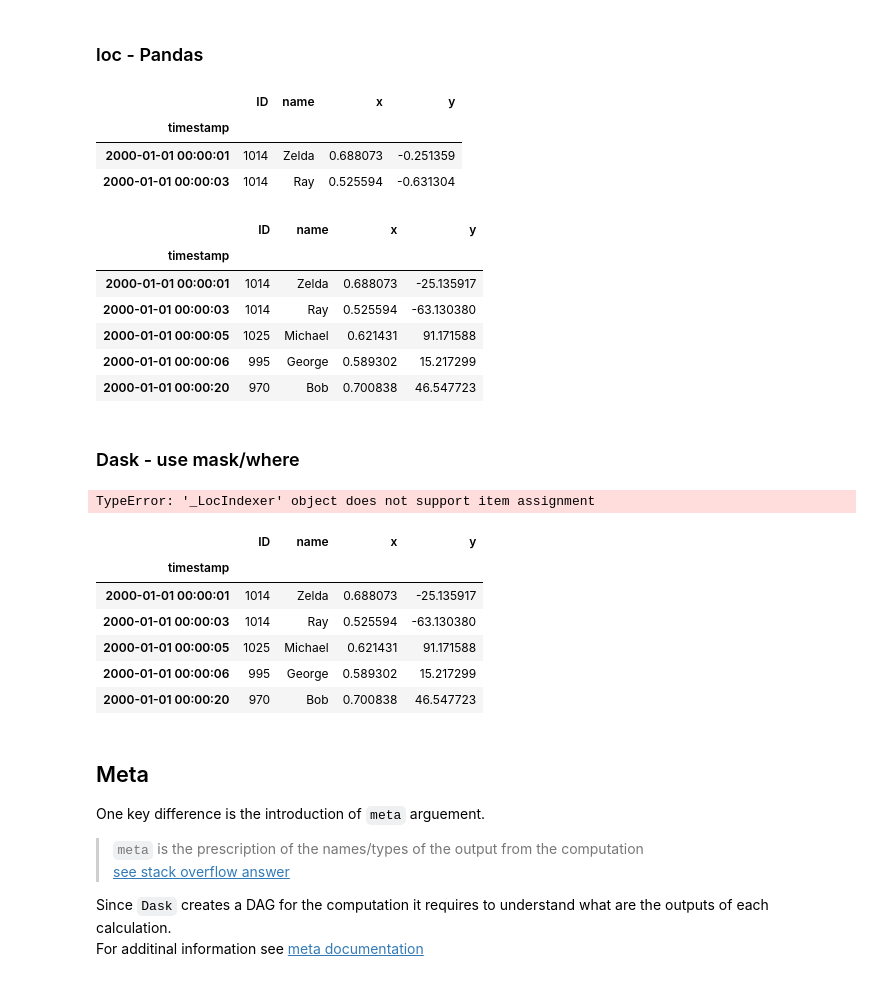
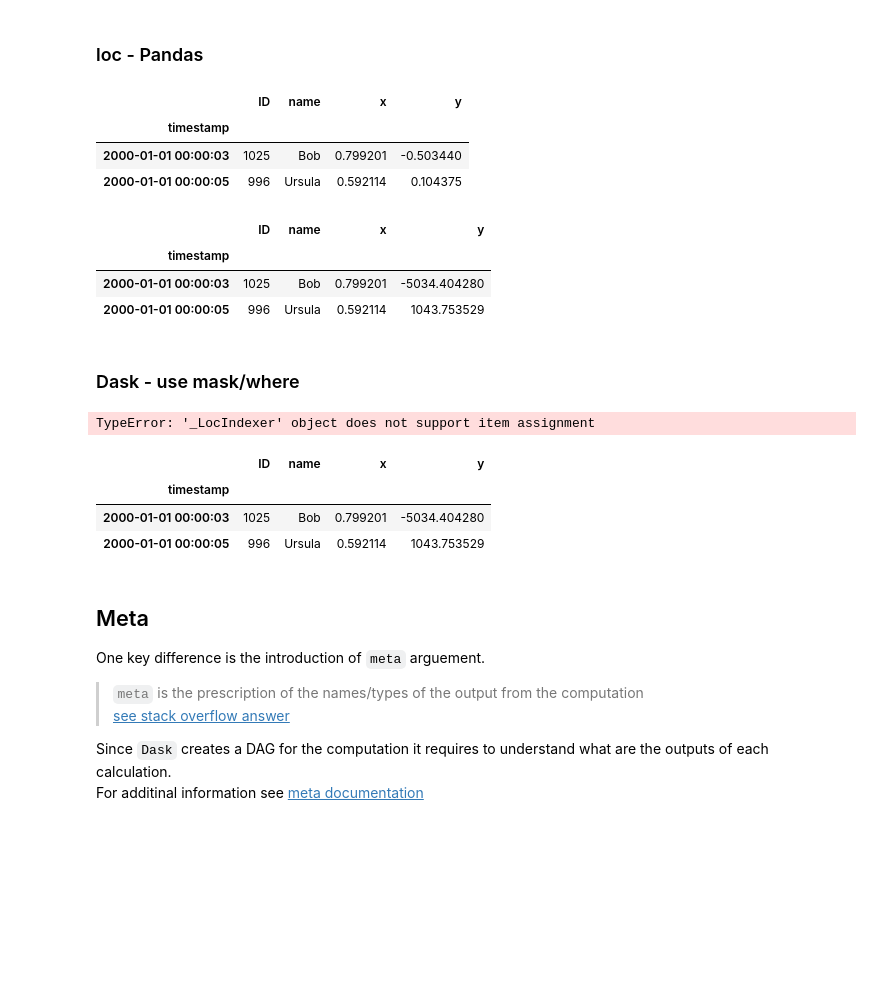
Before and after one commit to sephib/dask_pyconil2019, a Jupyter notebook: dask_for_pandas-in_ETL.ipynb, the cells around one changed output. Saved outputs shown, nothing was run; the diff lists cells and outputs as text; code cells hidden in the pictures; blank space fills up the shorter version.

```diff
--- a/dask_for_pandas-in_ETL.ipynb
+++ b/dask_for_pandas-in_ETL.ipynb
@@ -61,0 +88,4 @@ ddf.head(2)
+# %%
+ddf = dask.datasets.timeseries()
+ddf = client.persist(ddf)
+ddf.head(2)
@@ -136,7 +172,7 @@ For more detials see [issue#653 on github](https://github.com/dask/dask/issues/6
 # %%
 # Pandas
 print(pdf.columns)
-# pdf.rename(columns={'id':'ID'}, inplace=True)
-pdf = pdf.rename(columns={'id':'ID'})
+pdf.rename(columns={'id':'ID'}, inplace=True)
+# pdf = pdf.rename(columns={'id':'ID'})
 pdf.columns
 # %% [output]
@@ -167,39 +203,33 @@ pdf[cond].head(2)
 # %% [output]
 |  | ID | name | x | y |
 | timestamp |  |  |  |  |
-| 2000-01-01 00:00:01 | 1014 | Zelda | 0.688073 | -0.251359 |
-| 2000-01-01 00:00:03 | 1014 | Ray | 0.525594 | -0.631304 |
+| 2000-01-01 00:00:03 | 1025 | Bob | 0.799201 | -0.503440 |
+| 2000-01-01 00:00:05 | 996 | Ursula | 0.592114 | 0.104375 |
 # %%
 pdf.loc[cond, ['y']] = pdf['y']* 100
-pdf[cond].head()
+pdf[cond].head(2)
 # %% [output]
 |  | ID | name | x | y |
 | timestamp |  |  |  |  |
-| 2000-01-01 00:00:01 | 1014 | Zelda | 0.688073 | -25.135917 |
-| 2000-01-01 00:00:03 | 1014 | Ray | 0.525594 | -63.130380 |
-| 2000-01-01 00:00:05 | 1025 | Michael | 0.621431 | 91.171588 |
-| 2000-01-01 00:00:06 | 995 | George | 0.589302 | 15.217299 |
-| 2000-01-01 00:00:20 | 970 | Bob | 0.700838 | 46.547723 |
+| 2000-01-01 00:00:03 | 1025 | Bob | 0.799201 | -5034.404280 |
+| 2000-01-01 00:00:05 | 996 | Ursula | 0.592114 | 1043.753529 |
 # %% [markdown]
 ### Dask - use mask/where
 # %%
 cond_dask = (ddf['x']>0.5) & (ddf['x']<0.8)
+
+# Error
+ddf.loc[cond_dask, ['y']] = ddf['y']* 100
+# %% [output]
+TypeError: '_LocIndexer' object does not support item assignment
-# %%
-# Error
-ddf.loc[cond_dask, ['y']] = ddf['y']* 100
-# %% [output]
-TypeError: '_LocIndexer' object does not support item assignment
 # %%
 ddf['y'] = ddf['y'].mask(cond_dask, ddf['y']* 100)
-ddf[cond_dask].head()
+ddf[cond_dask].head(2)
 # %% [output]
 |  | ID | name | x | y |
 | timestamp |  |  |  |  |
-| 2000-01-01 00:00:01 | 1014 | Zelda | 0.688073 | -25.135917 |
-| 2000-01-01 00:00:03 | 1014 | Ray | 0.525594 | -63.130380 |
-| 2000-01-01 00:00:05 | 1025 | Michael | 0.621431 | 91.171588 |
-| 2000-01-01 00:00:06 | 995 | George | 0.589302 | 15.217299 |
-| 2000-01-01 00:00:20 | 970 | Bob | 0.700838 | 46.547723 |
+| 2000-01-01 00:00:03 | 1025 | Bob | 0.799201 | -5034.404280 |
+| 2000-01-01 00:00:05 | 996 | Ursula | 0.592114 | 1043.753529 |
 # %% [markdown]
 ## Meta
 One key difference is the introduction of `meta` arguement.
```
Also changed, not shown: parts of 46 cells of this notebook.
